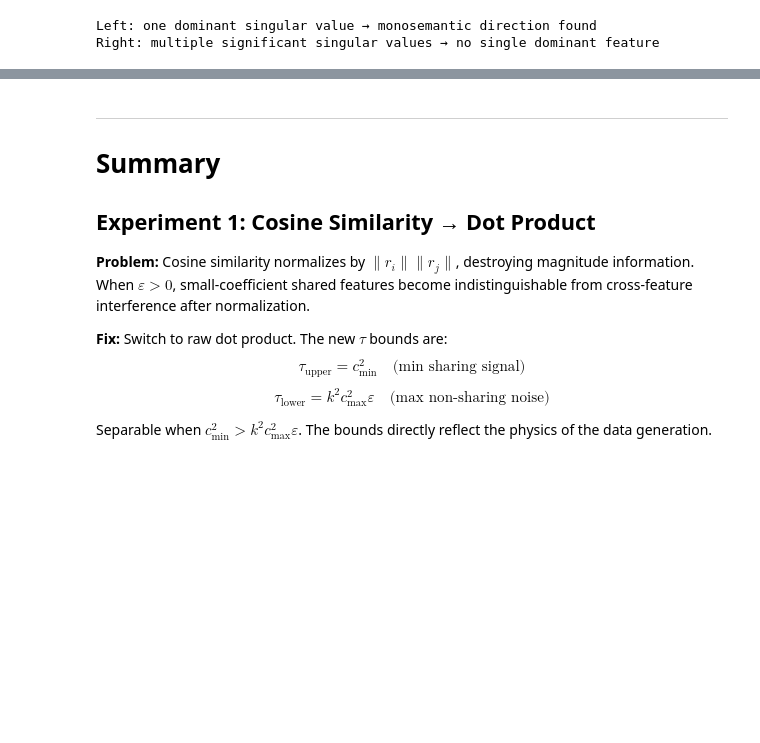
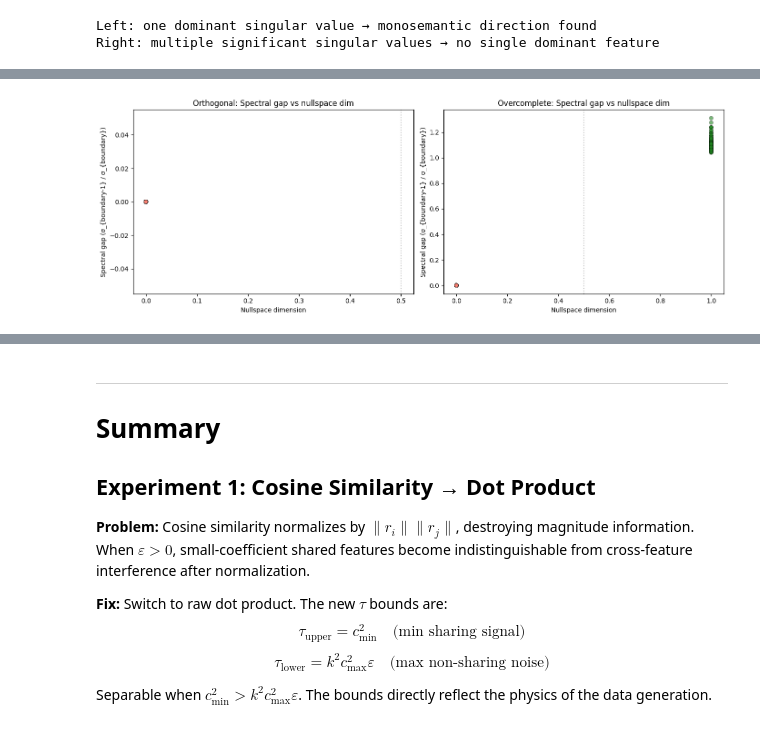
Before and after one commit to smurphnerd/monosemantic-features, a Jupyter notebook: notebooks/walkthrough.ipynb, the cells around one changed output, grey strips where cells are left out. Saved outputs shown, nothing was run; the diff lists cells and outputs as text; code cells hidden in the pictures; blank space fills up the shorter version.

```diff
--- a/notebooks/walkthrough.ipynb
+++ b/notebooks/walkthrough.ipynb
@@ -808,0 +1259,23 @@ Right: multiple significant singular values → no single dominant feature
+# %%
+# Spectral gap as discriminator vs nullspace dim
+fig, axes = plt.subplots(1, 2, figsize=(14, 5))
+
+for ax, dims, gaps, label in [
+    (axes[0], ns_dims_o, gaps_o, 'Orthogonal'),
+    (axes[1], ns_dims_c, gaps_c, 'Overcomplete'),
+]:
+    if len(dims) == 0:
+        ax.text(0.5, 0.5, 'No data', ha='center', va='center', transform=ax.transAxes)
+        ax.set_title(label)
+        continue
+    colors = ['forestgreen' if d >= 1 else 'salmon' for d in dims]
+    ax.scatter(dims, gaps, c=colors, alpha=0.6, edgecolors='black', linewidth=0.5)
+    ax.set_xlabel('Nullspace dimension')
+    ax.set_ylabel('Spectral gap (σ_{boundary-1} / σ_{boundary})')
+    ax.set_title(f'{label}: Spectral gap vs nullspace dim')
+    ax.axvline(x=0.5, color='gray', linestyle=':', alpha=0.5)
+
+plt.tight_layout()
+plt.show()
+# %% [output]
+[figure, added]
```
Also changed, not shown: parts of 19 cells of this notebook.
